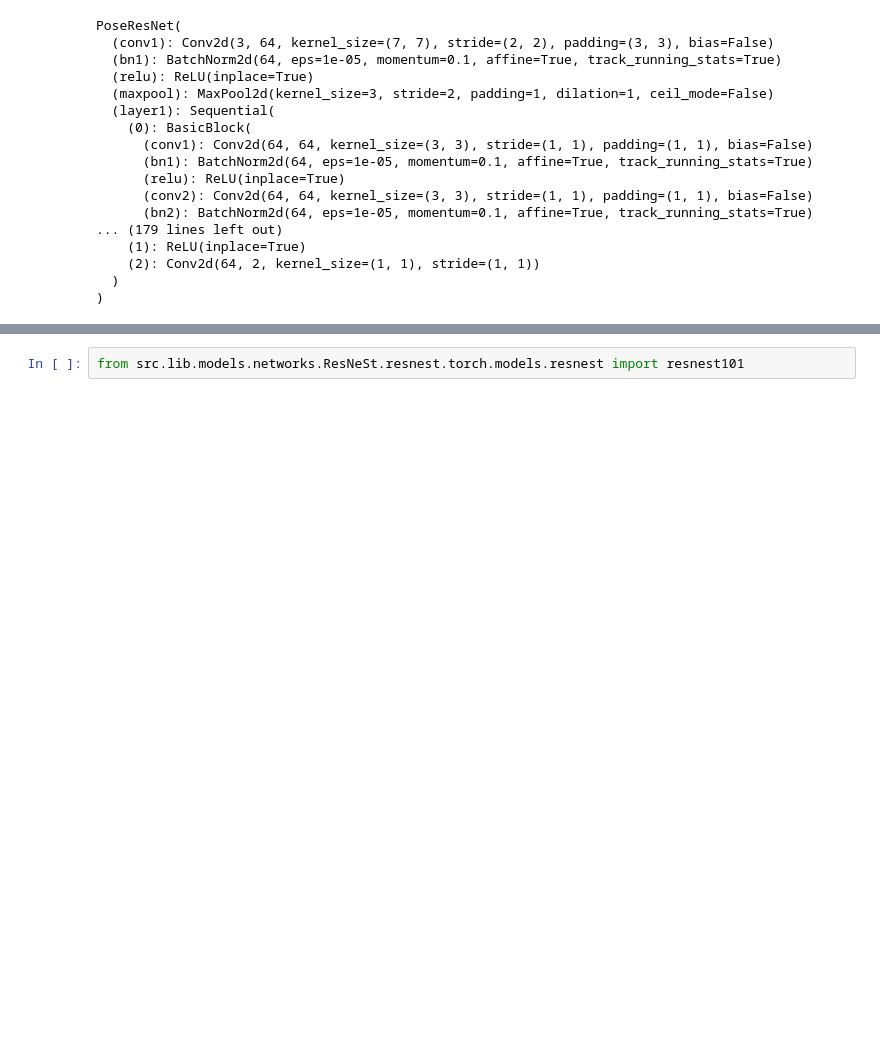
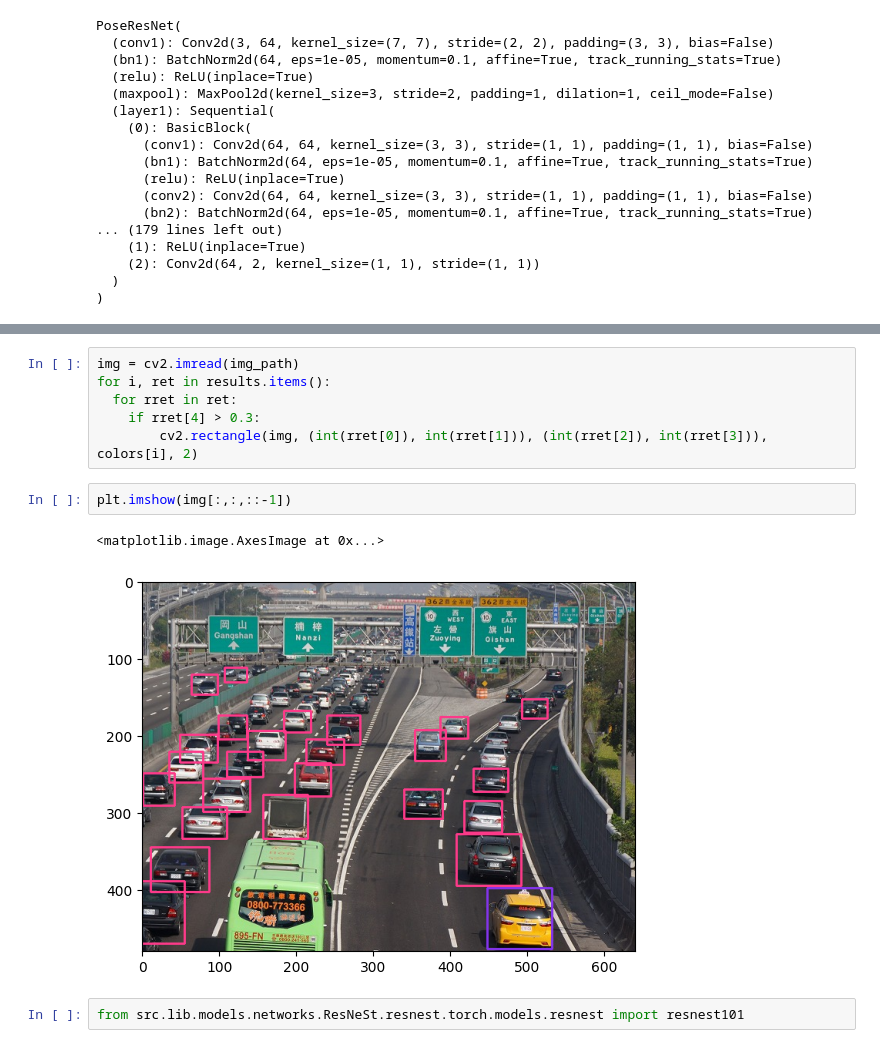
Before and after one commit to hykyo-25/CenterNet, a Jupyter notebook: dev copy.ipynb, the cells around one changed output, grey strips where cells are left out. Saved outputs shown, nothing was run; the diff lists cells and outputs as text; blank space fills up the shorter version.

```diff
--- a/dev copy.ipynb
+++ b/dev copy.ipynb
@@ -75,3 +106,14 @@ PoseResNet(
+# %%
+img = cv2.imread(img_path)
+for i, ret in results.items():
+  for rret in ret:
+    if rret[4] > 0.3:
+        cv2.rectangle(img, (int(rret[0]), int(rret[1])), (int(rret[2]), int(rret[3])), colors[i], 2)
+# %%
+plt.imshow(img[:,:,::-1])
+# %% [output]
+<matplotlib.image.AxesImage at 0x...>
+[figure, added]
 # %%
 from src.lib.models.networks.ResNeSt.resnest.torch.models.resnest import resnest101
 # %%
```
Also changed, not shown: parts of 6 cells of this notebook, 8 other files.
